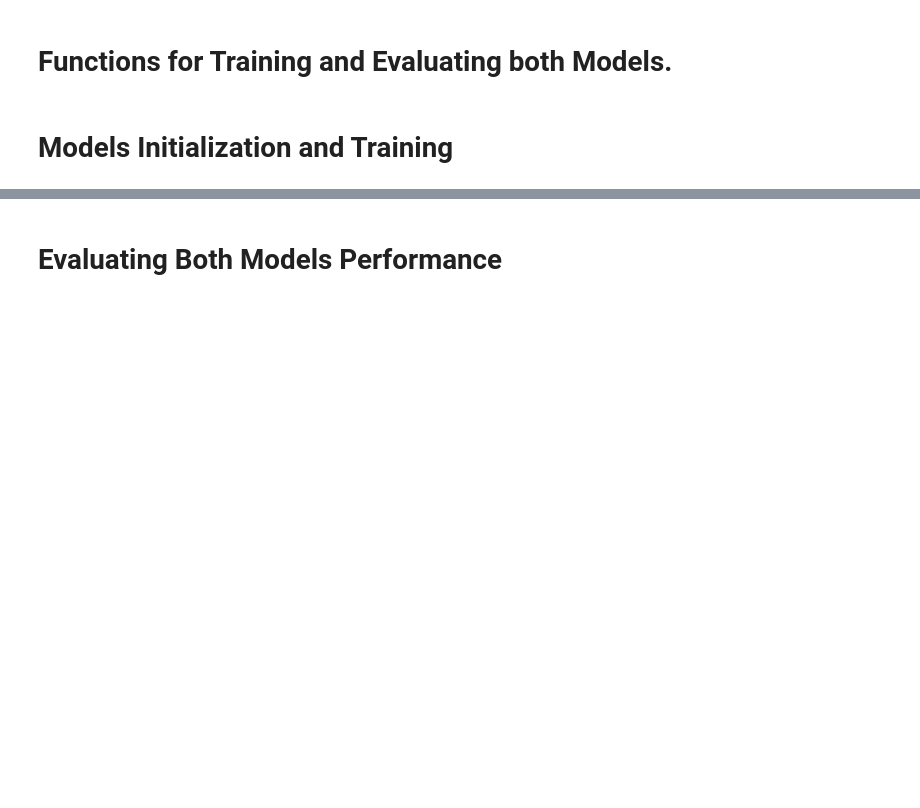
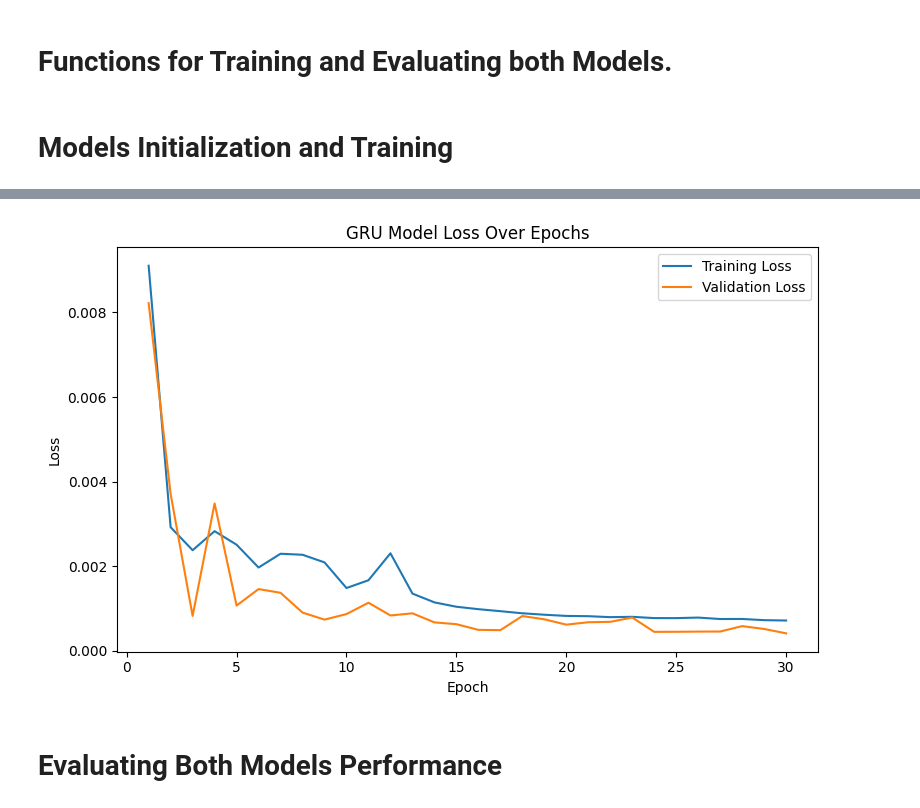
Before and after one commit to Omar10lfc/Neural-Network-Project-Weather-Forcasting, a Jupyter notebook: project1_weather_prediction.ipynb, the cells around one changed output, grey strips where cells are left out. Cells and saved outputs as stored; diff of their text form; code cells hidden in the pictures; blank space fills up the shorter version.

```diff
--- a/project1_weather_prediction.ipynb
+++ b/project1_weather_prediction.ipynb
@@ -535,3 +569,7 @@ Epoch 30/30, Train Loss: 0.000763, Val Loss: 0.000473
+# %%
+plot_losses(gru_train_loss, gru_val_loss,model_name='GRU Model')
+# %% [output]
+[figure, added]
 # %% [markdown]
 # Evaluating Both Models Performance
 # %%
```
Also changed, not shown: parts of 13 cells of this notebook, 4 other files.
